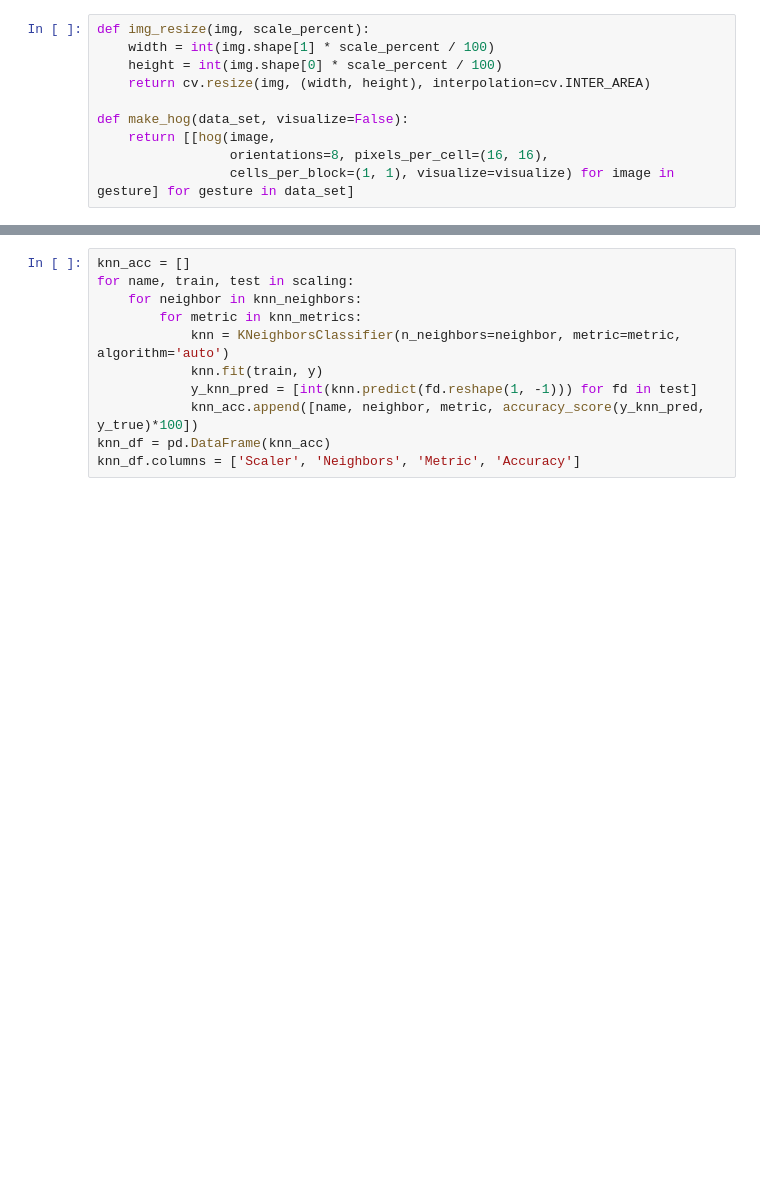
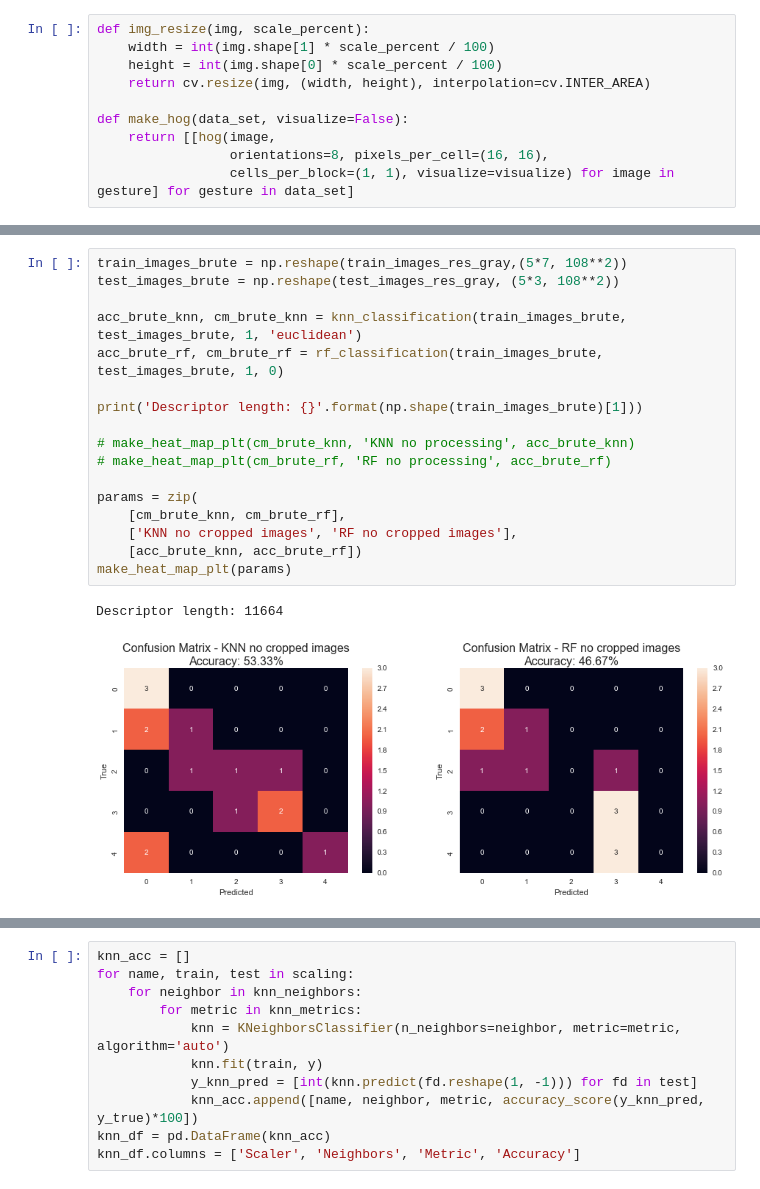
Before and after one commit to ionescuvlad97/hand-gesture-recognition, a Jupyter notebook: Untitled2.ipynb, the cells around one changed output, grey strips where cells are left out. Cells and saved outputs as stored; diff of their text form; blank space fills up the shorter version.

Commit message:
Add plots for different stages of the dataset processing

```diff
--- a/Untitled2.ipynb
+++ b/Untitled2.ipynb
@@ -48,0 +87,20 @@ test_images_hog = make_hog(test_images_res_gray)
+# %%
+train_images_brute = np.reshape(train_images_res_gray,(5*7, 108**2))
+test_images_brute = np.reshape(test_images_res_gray, (5*3, 108**2))
+
+acc_brute_knn, cm_brute_knn = knn_classification(train_images_brute, test_images_brute, 1, 'euclidean')
+acc_brute_rf, cm_brute_rf = rf_classification(train_images_brute, test_images_brute, 1, 0)
+
+print('Descriptor length: {}'.format(np.shape(train_images_brute)[1]))
+
+# make_heat_map_plt(cm_brute_knn, 'KNN no processing', acc_brute_knn)
+# make_heat_map_plt(cm_brute_rf, 'RF no processing', acc_brute_rf)
+
+params = zip(
+    [cm_brute_knn, cm_brute_rf],
+    ['KNN no cropped images', 'RF no cropped images'],
+    [acc_brute_knn, acc_brute_rf])
+make_heat_map_plt(params)
+# %% [output]
+Descriptor length: 11664
+[figure, added]
```
Also changed, not shown: parts of 25 cells of this notebook.
